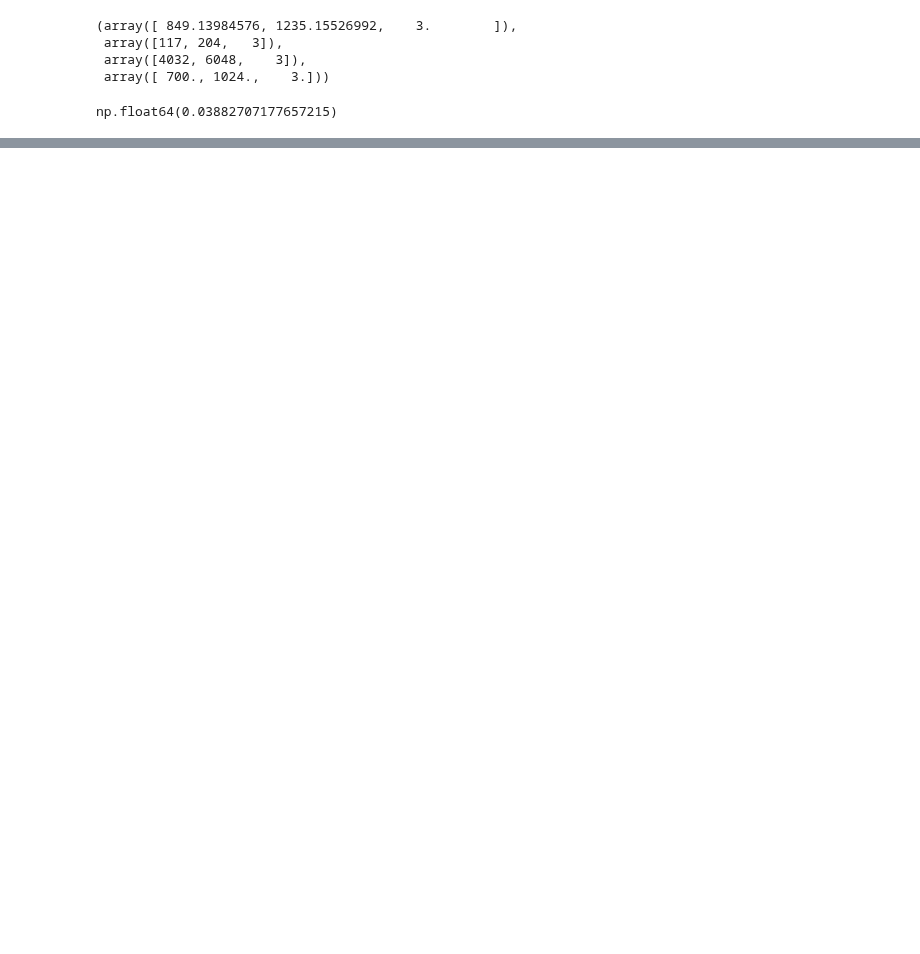
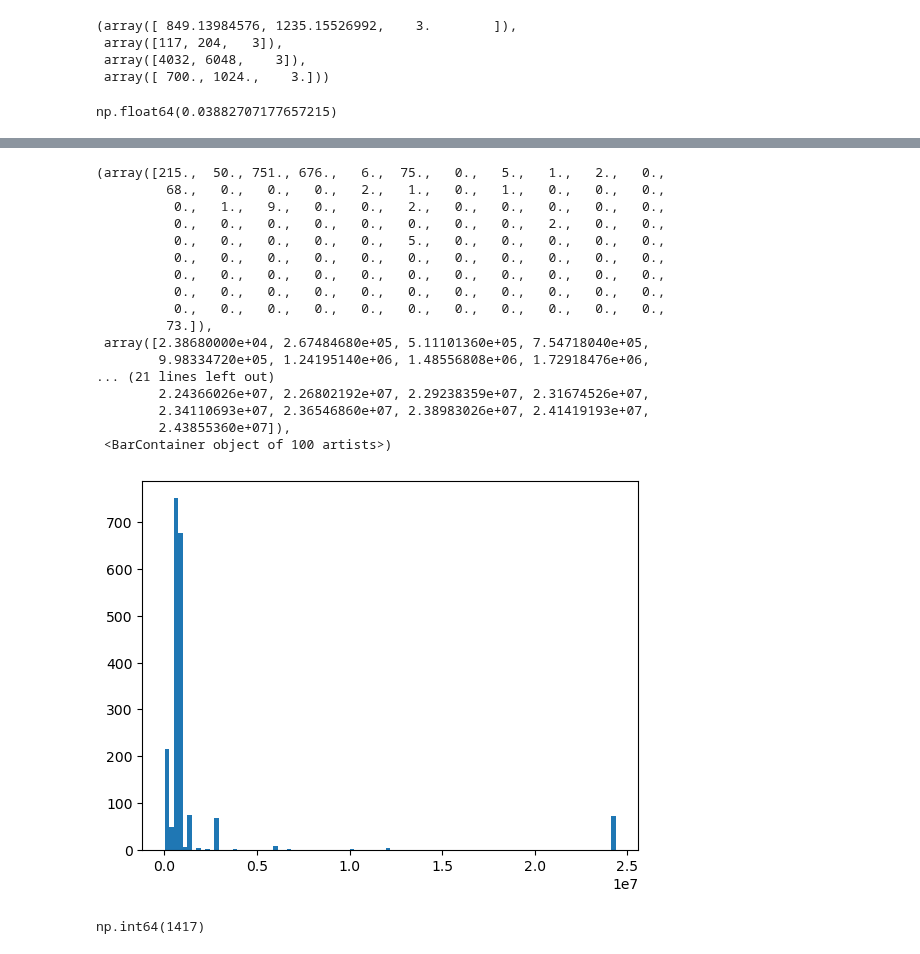
Before and after one commit to saumya-pailwan/image-matching-2025, a Jupyter notebook: playground.ipynb, the cells around one changed output, grey strips where cells are left out. Saved outputs shown, nothing was run; the diff lists cells and outputs as text; code cells hidden in the pictures; blank space fills up the shorter version.

```diff
--- a/playground.ipynb
+++ b/playground.ipynb
@@ -98,0 +79,22 @@ ModuleNotFoundError: No module named 'pandas'
+# %%
+plt.hist(sizes[:, 0] * sizes[:, 1], bins = 100)
+# plt.xlim(0, 0.5e7)
+# %% [output]
+(array([215.,  50., 751., 676.,   6.,  75.,   0.,   5.,   1.,   2.,   0.,
+         68.,   0.,   0.,   0.,   2.,   1.,   0.,   1.,   0.,   0.,   0.,
+          0.,   1.,   9.,   0.,   0.,   2.,   0.,   0.,   0.,   0.,   0.,
+          0.,   0.,   0.,   0.,   0.,   0.,   0.,   0.,   2.,   0.,   0.,
+          0.,   0.,   0.,   0.,   0.,   5.,   0.,   0.,   0.,   0.,   0.,
+          0.,   0.,   0.,   0.,   0.,   0.,   0.,   0.,   0.,   0.,   0.,
+          0.,   0.,   0.,   0.,   0.,   0.,   0.,   0.,   0.,   0.,   0.,
+          0.,   0.,   0.,   0.,   0.,   0.,   0.,   0.,   0.,   0.,   0.,
+          0.,   0.,   0.,   0.,   0.,   0.,   0.,   0.,   0.,   0.,   0.,
+         73.]),
+ array([2.38680000e+04, 2.67484680e+05, 5.11101360e+05, 7.54718040e+05,
+        9.98334720e+05, 1.24195140e+06, 1.48556808e+06, 1.72918476e+06,
+... (21 lines left out)
+        2.24366026e+07, 2.26802192e+07, 2.29238359e+07, 2.31674526e+07,
+        2.34110693e+07, 2.36546860e+07, 2.38983026e+07, 2.41419193e+07,
+        2.43855360e+07]),
+ <BarContainer object of 100 artists>)
+[figure, added]
@@ -98,0 +103,4 @@ ModuleNotFoundError: No module named 'pandas'
+# %%
+image_sizes.argsort()[-500]
+# %% [output]
+np.int64(1417)
```
Also changed, not shown: parts of 27 cells of this notebook, 6 other files.
